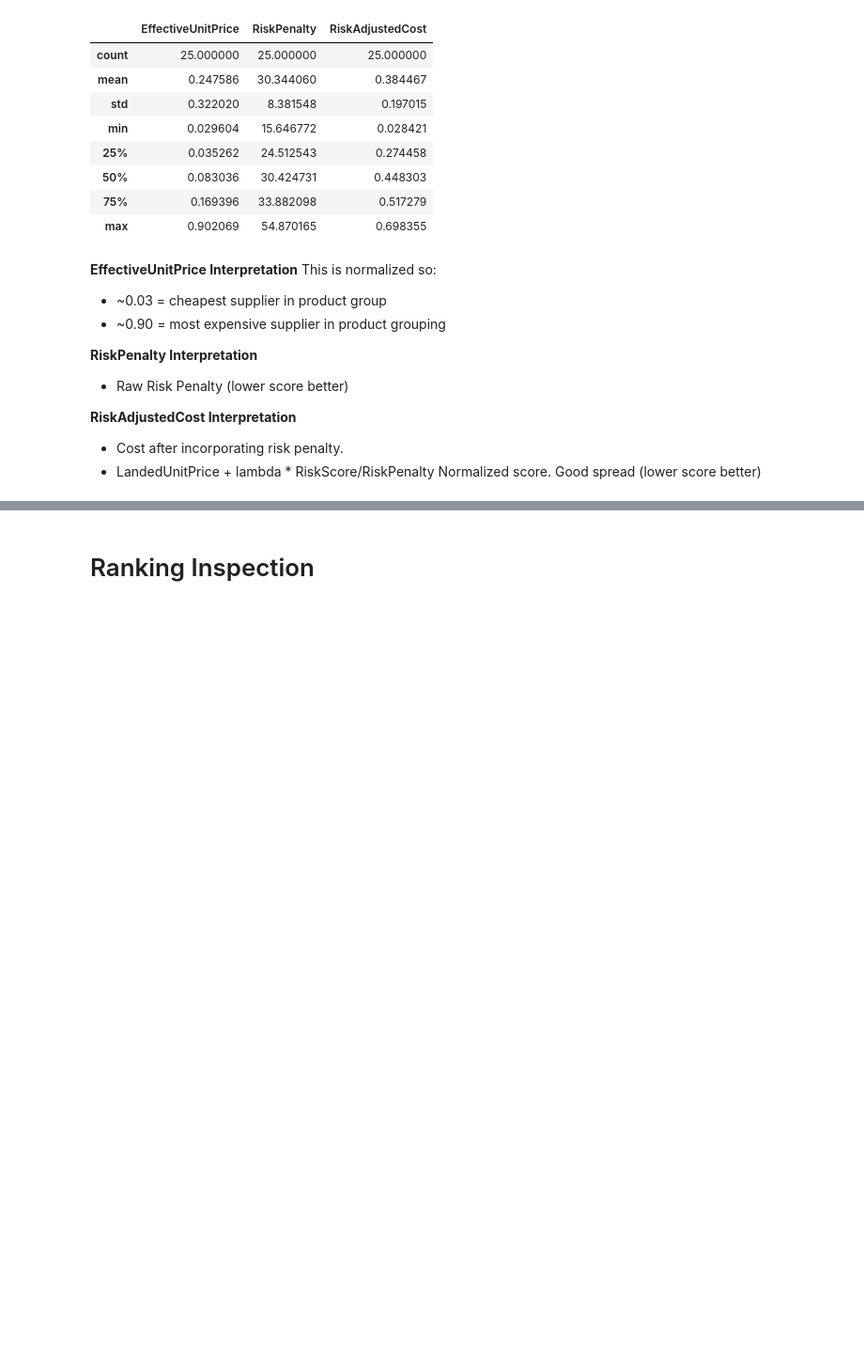
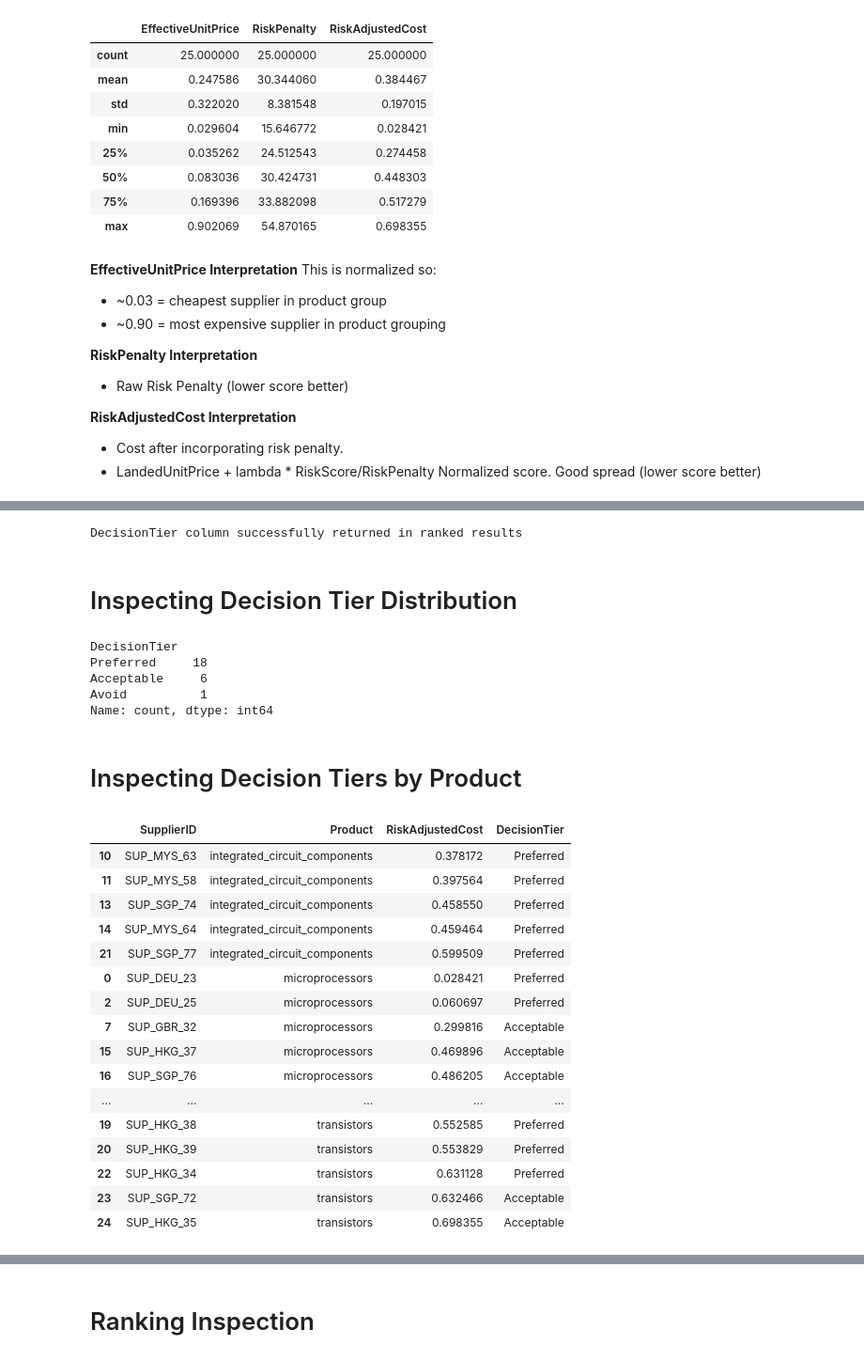
Before and after one commit to jbeck0854/procurement_agent, a Jupyter notebook: analytics/analysis/score_validation.ipynb, the cells around one changed output, grey strips where cells are left out. Shown at 94% size. Cells and saved outputs as stored; diff of their text form; code cells hidden in the pictures; blank space fills up the shorter version.

```diff
--- a/analytics/analysis/score_validation.ipynb
+++ b/analytics/analysis/score_validation.ipynb
@@ -97,0 +117,42 @@ Normalized score. Good spread (lower score better)
+# %%
+assert "DecisionTier" in ranked.columns, "DecisionTier column is missing from ranked results"
+print("DecisionTier column successfully returned in ranked results")
+# %% [output]
+DecisionTier column successfully returned in ranked results
+# %% [markdown]
+# Inspecting Decision Tier Distribution
+# %%
+ranked["DecisionTier"].value_counts(dropna=False)
+# %% [output]
+DecisionTier
+Preferred     18
+Acceptable     6
+Avoid          1
+Name: count, dtype: int64
+# %% [markdown]
+# Inspecting Decision Tiers by Product
+# %%
+ranked[[
+    "SupplierID",
+    "Product",
+    "RiskAdjustedCost",
+    "DecisionTier"
+]].sort_values(["Product", "RiskAdjustedCost"]) # top 25 suppliers
+# %% [output]
+|  | SupplierID | Product | RiskAdjustedCost | DecisionTier |
+| 10 | SUP_MYS_63 | integrated_circuit_components | 0.378172 | Preferred |
+| 11 | SUP_MYS_58 | integrated_circuit_components | 0.397564 | Preferred |
+| 13 | SUP_SGP_74 | integrated_circuit_components | 0.458550 | Preferred |
+| 14 | SUP_MYS_64 | integrated_circuit_components | 0.459464 | Preferred |
+| 21 | SUP_SGP_77 | integrated_circuit_components | 0.599509 | Preferred |
+| 0 | SUP_DEU_23 | microprocessors | 0.028421 | Preferred |
+| 2 | SUP_DEU_25 | microprocessors | 0.060697 | Preferred |
+| 7 | SUP_GBR_32 | microprocessors | 0.299816 | Acceptable |
+| 15 | SUP_HKG_37 | microprocessors | 0.469896 | Acceptable |
+| 16 | SUP_SGP_76 | microprocessors | 0.486205 | Acceptable |
+| ... | ... | ... | ... | ... |
+| 19 | SUP_HKG_38 | transistors | 0.552585 | Preferred |
+| 20 | SUP_HKG_39 | transistors | 0.553829 | Preferred |
+| 22 | SUP_HKG_34 | transistors | 0.631128 | Preferred |
+| 23 | SUP_SGP_72 | transistors | 0.632466 | Acceptable |
+| 24 | SUP_HKG_35 | transistors | 0.698355 | Acceptable |
```
Also changed, not shown: parts of 6 cells of this notebook, 3 other files.
